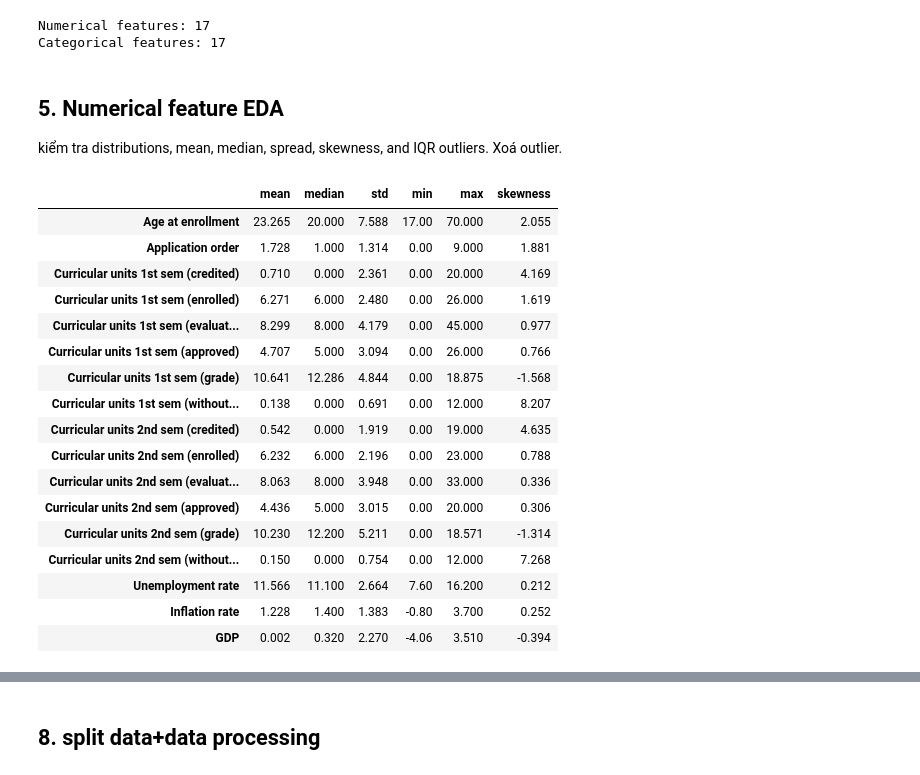
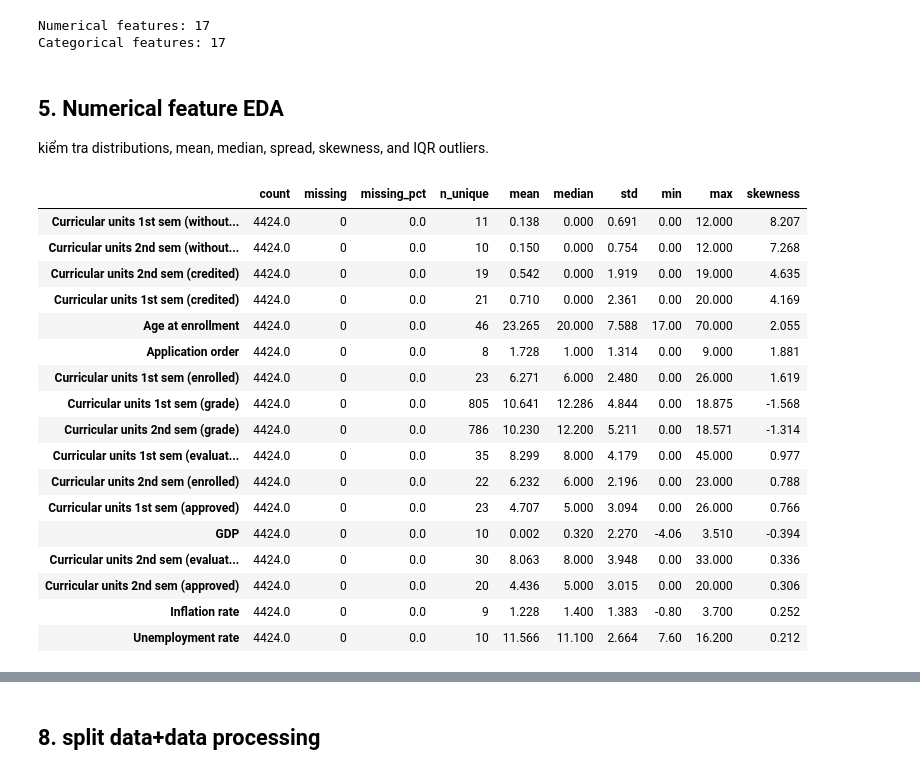
Before and after one commit to sondts-ai/student_outcome_mlops, a Jupyter notebook: project/notebooks/improve_baseline.ipynb, the cells around one changed output, grey strips where cells are left out. Drawn from its saved outputs; the diff is of its cells as text; code cells hidden in the pictures.

```diff
--- a/project/notebooks/improve_baseline.ipynb
+++ b/project/notebooks/improve_baseline.ipynb
@@ -199,29 +199,47 @@ Categorical features: 17
 # %% [markdown]
 ## 5. Numerical feature EDA
 
-kiểm tra distributions, mean, median, spread, skewness, and IQR outliers. Xoá outlier.
+kiểm tra distributions, mean, median, spread, skewness, and IQR outliers.
 # %%
-numeric_summary = df[numerical_cols].describe().T
-numeric_summary["median"] = df[numerical_cols].median()
-numeric_summary["skewness"] = df[numerical_cols].skew()
-display(numeric_summary[["mean", "median", "std", "min", "max", "skewness"]].round(3))
+import numpy as np
+import pandas as pd
+
+numeric_df = df[numerical_cols]
+
+numeric_summary = numeric_df.describe().T
+numeric_summary["median"] = numeric_df.median()
+numeric_summary["skewness"] = numeric_df.skew()
+numeric_summary["missing"] = numeric_df.isna().sum()
+numeric_summary["missing_pct"] = numeric_df.isna().mean() * 100
+numeric_summary["n_unique"] = numeric_df.nunique()
+
+summary_cols = [
+    "count", "missing", "missing_pct", "n_unique",
+    "mean", "median", "std", "min", "max", "skewness"
+]
+
+display(
+    numeric_summary[summary_cols]
+    .round(3)
+    .sort_values("skewness", key=lambda s: s.abs(), ascending=False)
+)
 # %% [output]
-|  | mean | median | std | min | max | skewness |
-| Age at enrollment | 23.265 | 20.000 | 7.588 | 17.00 | 70.000 | 2.055 |
-| Application order | 1.728 | 1.000 | 1.314 | 0.00 | 9.000 | 1.881 |
-| Curricular units 1st sem (credited) | 0.710 | 0.000 | 2.361 | 0.00 | 20.000 | 4.169 |
-| Curricular units 1st sem (enrolled) | 6.271 | 6.000 | 2.480 | 0.00 | 26.000 | 1.619 |
-| Curricular units 1st sem (evaluat... | 8.299 | 8.000 | 4.179 | 0.00 | 45.000 | 0.977 |
-| Curricular units 1st sem (approved) | 4.707 | 5.000 | 3.094 | 0.00 | 26.000 | 0.766 |
-| Curricular units 1st sem (grade) | 10.641 | 12.286 | 4.844 | 0.00 | 18.875 | -1.568 |
-| Curricular units 1st sem (without... | 0.138 | 0.000 | 0.691 | 0.00 | 12.000 | 8.207 |
-| Curricular units 2nd sem (credited) | 0.542 | 0.000 | 1.919 | 0.00 | 19.000 | 4.635 |
-| Curricular units 2nd sem (enrolled) | 6.232 | 6.000 | 2.196 | 0.00 | 23.000 | 0.788 |
-| Curricular units 2nd sem (evaluat... | 8.063 | 8.000 | 3.948 | 0.00 | 33.000 | 0.336 |
-| Curricular units 2nd sem (approved) | 4.436 | 5.000 | 3.015 | 0.00 | 20.000 | 0.306 |
-| Curricular units 2nd sem (grade) | 10.230 | 12.200 | 5.211 | 0.00 | 18.571 | -1.314 |
-| Curricular units 2nd sem (without... | 0.150 | 0.000 | 0.754 | 0.00 | 12.000 | 7.268 |
-| Unemployment rate | 11.566 | 11.100 | 2.664 | 7.60 | 16.200 | 0.212 |
-| Inflation rate | 1.228 | 1.400 | 1.383 | -0.80 | 3.700 | 0.252 |
-| GDP | 0.002 | 0.320 | 2.270 | -4.06 | 3.510 | -0.394 |
+|  | count | missing | missing_pct | n_unique | mean | median | std | min | max | skewness |
+| Curricular units 1st sem (without... | 4424.0 | 0 | 0.0 | 11 | 0.138 | 0.000 | 0.691 | 0.00 | 12.000 | 8.207 |
+| Curricular units 2nd sem (without... | 4424.0 | 0 | 0.0 | 10 | 0.150 | 0.000 | 0.754 | 0.00 | 12.000 | 7.268 |
+| Curricular units 2nd sem (credited) | 4424.0 | 0 | 0.0 | 19 | 0.542 | 0.000 | 1.919 | 0.00 | 19.000 | 4.635 |
+| Curricular units 1st sem (credited) | 4424.0 | 0 | 0.0 | 21 | 0.710 | 0.000 | 2.361 | 0.00 | 20.000 | 4.169 |
+| Age at enrollment | 4424.0 | 0 | 0.0 | 46 | 23.265 | 20.000 | 7.588 | 17.00 | 70.000 | 2.055 |
+| Application order | 4424.0 | 0 | 0.0 | 8 | 1.728 | 1.000 | 1.314 | 0.00 | 9.000 | 1.881 |
+| Curricular units 1st sem (enrolled) | 4424.0 | 0 | 0.0 | 23 | 6.271 | 6.000 | 2.480 | 0.00 | 26.000 | 1.619 |
+| Curricular units 1st sem (grade) | 4424.0 | 0 | 0.0 | 805 | 10.641 | 12.286 | 4.844 | 0.00 | 18.875 | -1.568 |
+| Curricular units 2nd sem (grade) | 4424.0 | 0 | 0.0 | 786 | 10.230 | 12.200 | 5.211 | 0.00 | 18.571 | -1.314 |
+| Curricular units 1st sem (evaluat... | 4424.0 | 0 | 0.0 | 35 | 8.299 | 8.000 | 4.179 | 0.00 | 45.000 | 0.977 |
+| Curricular units 2nd sem (enrolled) | 4424.0 | 0 | 0.0 | 22 | 6.232 | 6.000 | 2.196 | 0.00 | 23.000 | 0.788 |
+| Curricular units 1st sem (approved) | 4424.0 | 0 | 0.0 | 23 | 4.707 | 5.000 | 3.094 | 0.00 | 26.000 | 0.766 |
+| GDP | 4424.0 | 0 | 0.0 | 10 | 0.002 | 0.320 | 2.270 | -4.06 | 3.510 | -0.394 |
+| Curricular units 2nd sem (evaluat... | 4424.0 | 0 | 0.0 | 30 | 8.063 | 8.000 | 3.948 | 0.00 | 33.000 | 0.336 |
+| Curricular units 2nd sem (approved) | 4424.0 | 0 | 0.0 | 20 | 4.436 | 5.000 | 3.015 | 0.00 | 20.000 | 0.306 |
+| Inflation rate | 4424.0 | 0 | 0.0 | 9 | 1.228 | 1.400 | 1.383 | -0.80 | 3.700 | 0.252 |
+| Unemployment rate | 4424.0 | 0 | 0.0 | 10 | 11.566 | 11.100 | 2.664 | 7.60 | 16.200 | 0.212 |
 # %%
```
Also changed, not shown: parts of 47 cells of this notebook, 5 other files.
